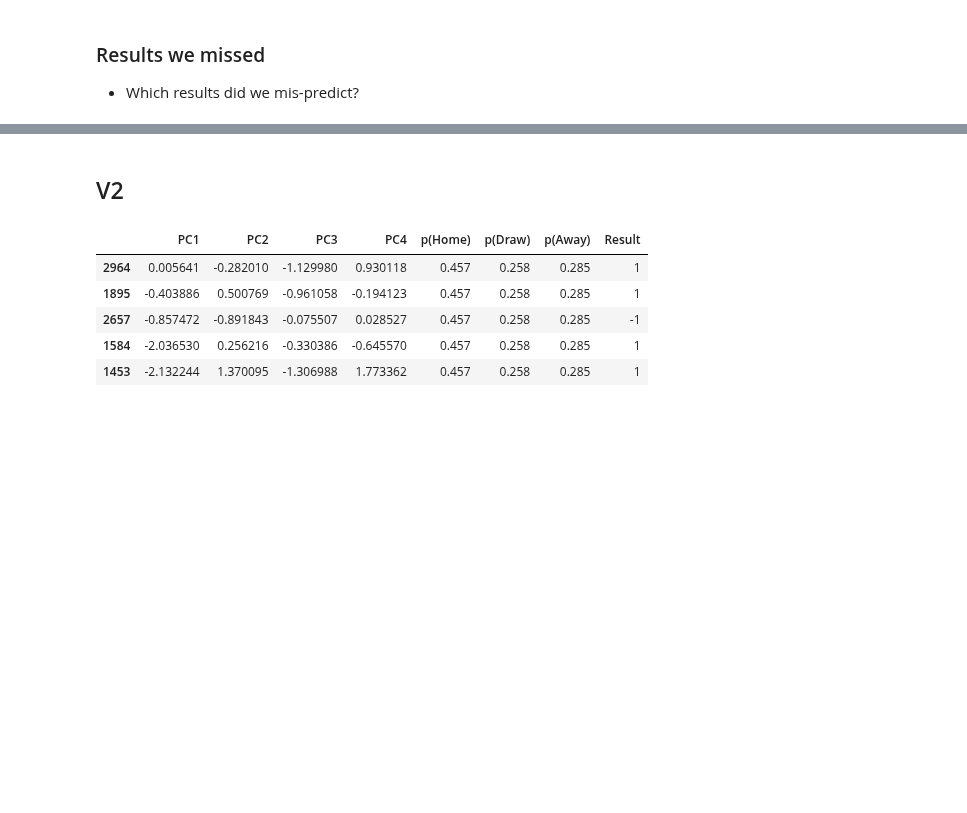
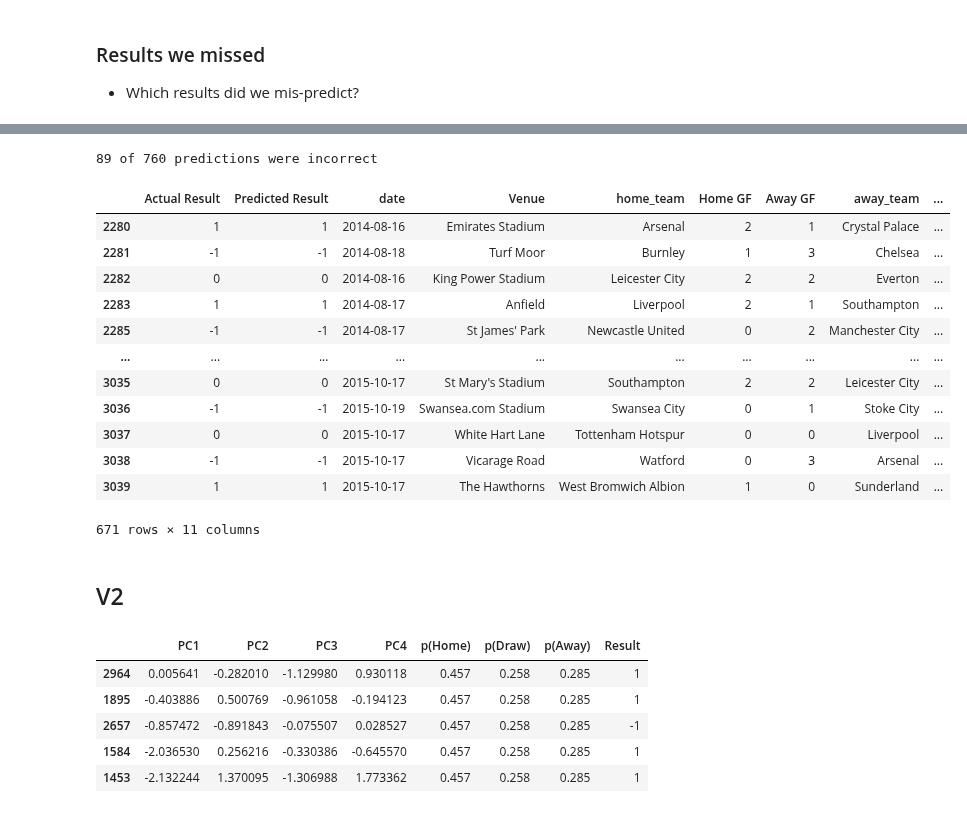
Before and after one commit to tjjdoherty/football-project-mvp, a Jupyter notebook: random_forest_prem.ipynb, the cells around one changed output, grey strips where cells are left out. Cells and saved outputs as stored; diff of their text form; code cells hidden in the pictures; blank space fills up the shorter version.

```diff
--- a/random_forest_prem.ipynb
+++ b/random_forest_prem.ipynb
@@ -329,3 +404,26 @@ results_det[results_det['Actual Result'] != results_det['Predicted Result']]
+# %%
+print(sum(venue_stats['Incorrect Predictions']), 'of', sum(venue_stats['Total Matches']), 'predictions were incorrect')
+# %% [output]
+89 of 760 predictions were incorrect
+# %%
+# and which ones we got right?
+correct = results_with_details[results_with_details['Actual Result'] == results_with_details['Predicted Result']]
+
+correct
+# %% [output]
+|  | Actual Result | Predicted Result | date | Venue | home_team | Home GF | Away GF | away_team | ... |
+| 2280 | 1 | 1 | 2014-08-16 | Emirates Stadium | Arsenal | 2 | 1 | Crystal Palace | ... |
+| 2281 | -1 | -1 | 2014-08-18 | Turf Moor | Burnley | 1 | 3 | Chelsea | ... |
+| 2282 | 0 | 0 | 2014-08-16 | King Power Stadium | Leicester City | 2 | 2 | Everton | ... |
+| 2283 | 1 | 1 | 2014-08-17 | Anfield | Liverpool | 2 | 1 | Southampton | ... |
+| 2285 | -1 | -1 | 2014-08-17 | St James' Park | Newcastle United | 0 | 2 | Manchester City | ... |
+| ... | ... | ... | ... | ... | ... | ... | ... | ... | ... |
+| 3035 | 0 | 0 | 2015-10-17 | St Mary's Stadium | Southampton | 2 | 2 | Leicester City | ... |
+| 3036 | -1 | -1 | 2015-10-19 | Swansea.com Stadium | Swansea City | 0 | 1 | Stoke City | ... |
+| 3037 | 0 | 0 | 2015-10-17 | White Hart Lane | Tottenham Hotspur | 0 | 0 | Liverpool | ... |
+| 3038 | -1 | -1 | 2015-10-17 | Vicarage Road | Watford | 0 | 3 | Arsenal | ... |
+| 3039 | 1 | 1 | 2015-10-17 | The Hawthorns | West Bromwich Albion | 1 | 0 | Sunderland | ... |
+671 rows × 11 columns
 # %% [markdown]
 ## V2
 # %%
```
Also changed, not shown: parts of 15 cells of this notebook, 1 other file.
